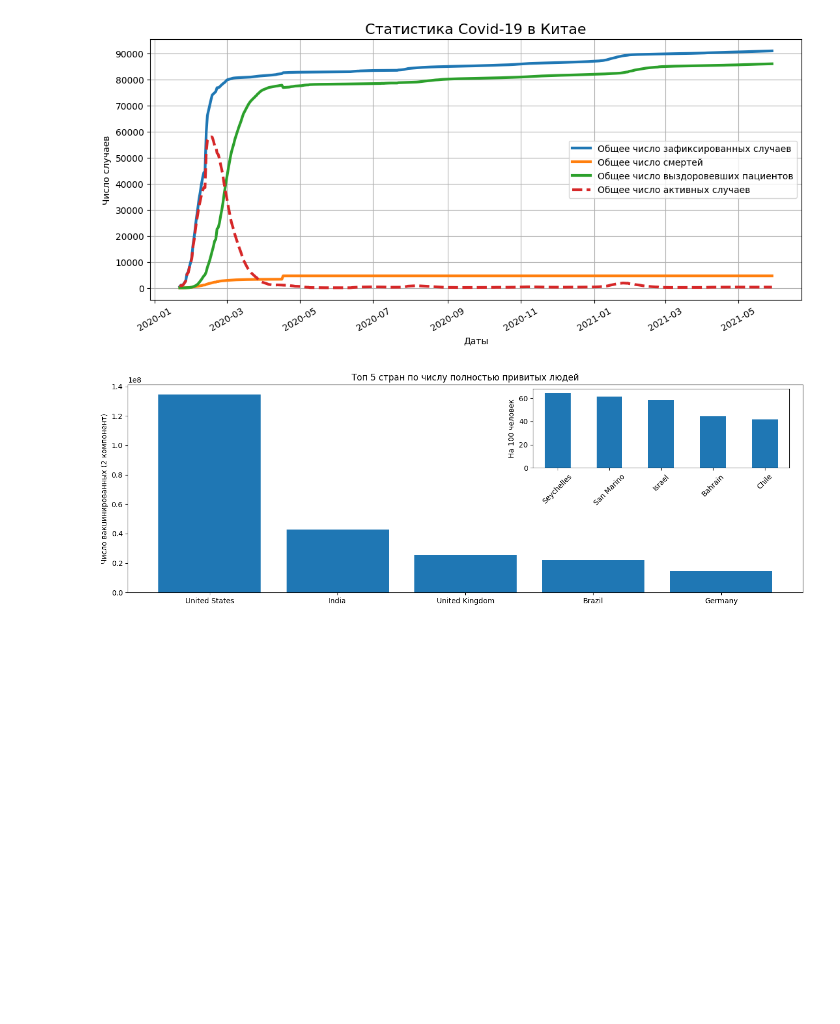
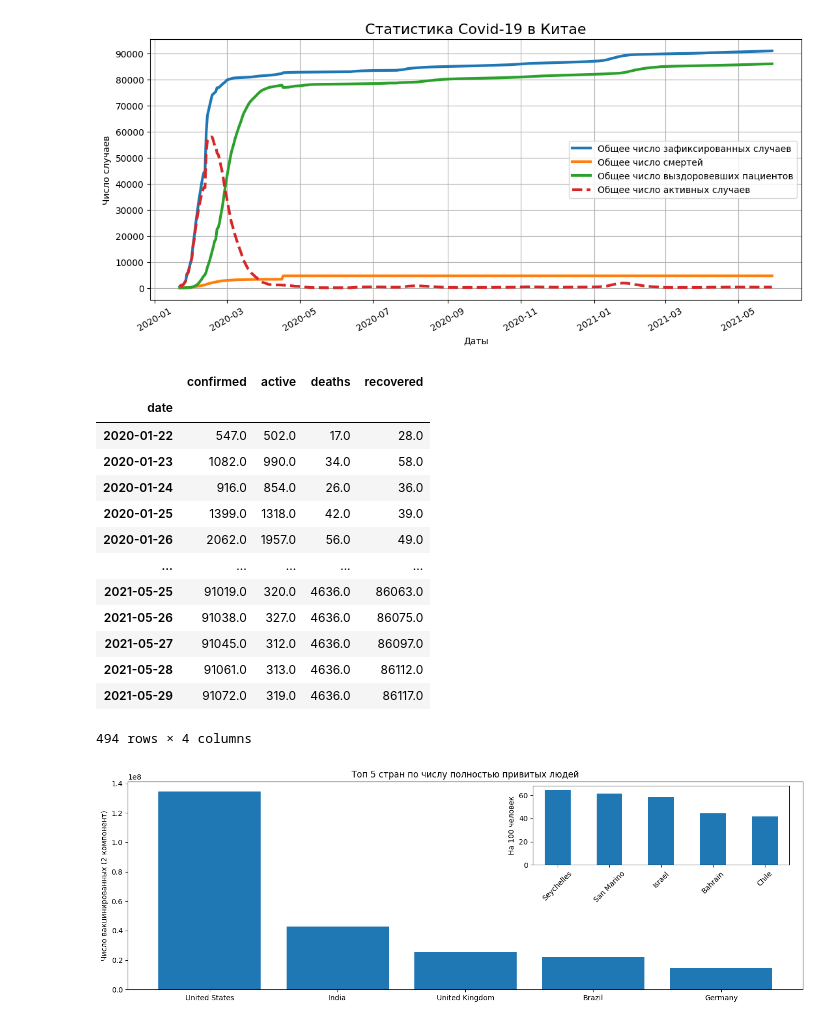
Before and after one commit to vinokurov07/vin, a Jupyter notebook: SkillFactory/PY-13. Визуализация данных/Визуализация Matplotlib.ipynb, the cells around one changed output. Drawn from its saved outputs; the diff is of its cells as text; code cells hidden in the pictures; blank space fills up the shorter version.

```diff
--- a/SkillFactory/PY-13. Визуализация данных/Визуализация Matplotlib.ipynb
+++ b/SkillFactory/PY-13. Визуализация данных/Визуализация Matplotlib.ipynb
@@ -105,6 +105,23 @@ axes.grid()
 axes.legend();
 # %% [output]
 [figure]
+# %%
+display(china_grouped)
+# %% [output]
+|  | confirmed | active | deaths | recovered |
+| date |  |  |  |  |
+| 2020-01-22 | 547.0 | 502.0 | 17.0 | 28.0 |
+| 2020-01-23 | 1082.0 | 990.0 | 34.0 | 58.0 |
+| 2020-01-24 | 916.0 | 854.0 | 26.0 | 36.0 |
+| 2020-01-25 | 1399.0 | 1318.0 | 42.0 | 39.0 |
+| 2020-01-26 | 2062.0 | 1957.0 | 56.0 | 49.0 |
+| ... | ... | ... | ... | ... |
+| 2021-05-25 | 91019.0 | 320.0 | 4636.0 | 86063.0 |
+| 2021-05-26 | 91038.0 | 327.0 | 4636.0 | 86075.0 |
+| 2021-05-27 | 91045.0 | 312.0 | 4636.0 | 86097.0 |
+| 2021-05-28 | 91061.0 | 313.0 | 4636.0 | 86112.0 |
+| 2021-05-29 | 91072.0 | 319.0 | 4636.0 | 86117.0 |
+494 rows × 4 columns
 # %%
 vacc_country = covid_df.groupby('country')['people_fully_vaccinated'].last().nlargest(5)
 vacc_country_per_hundred = covid_df.groupby('country')['people_fully_vaccinated_per_hundred'].last().nlargest(5)
```
Also changed, not shown: 7 other files.
